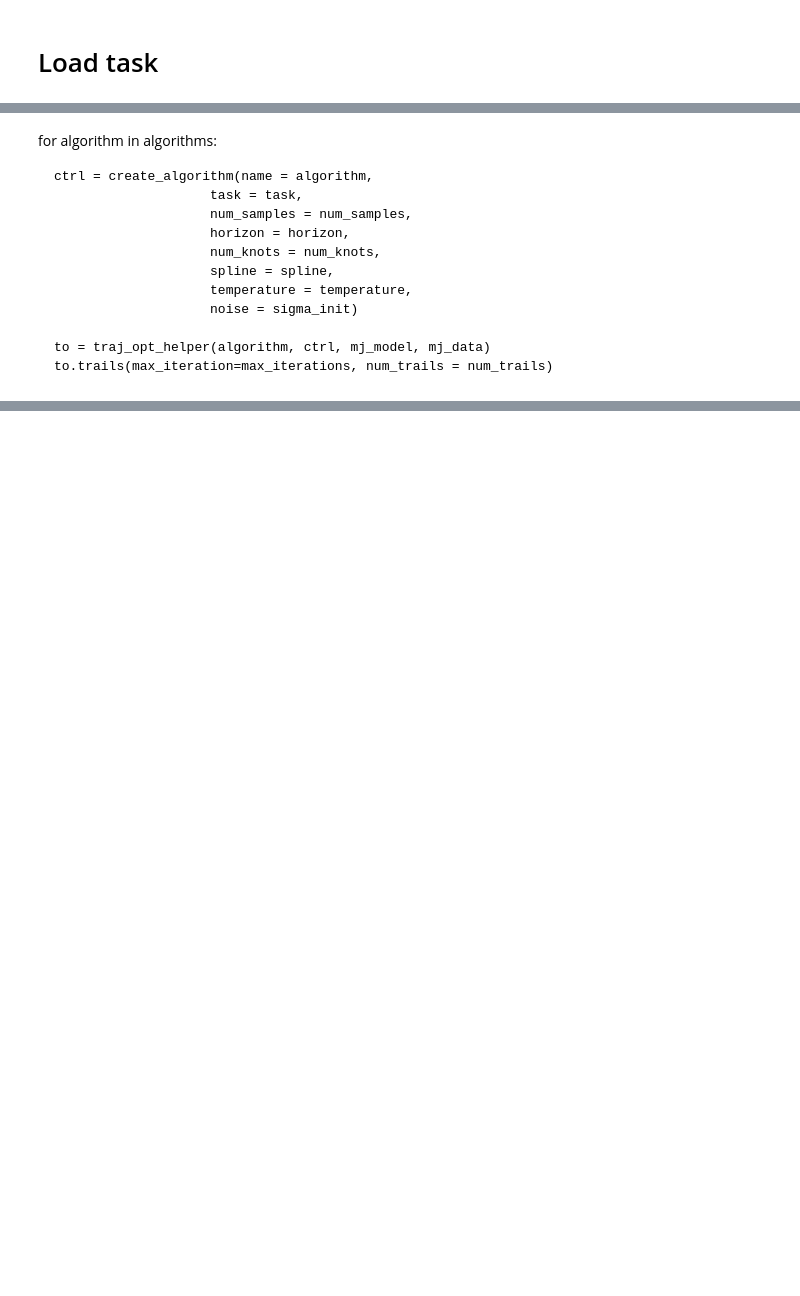
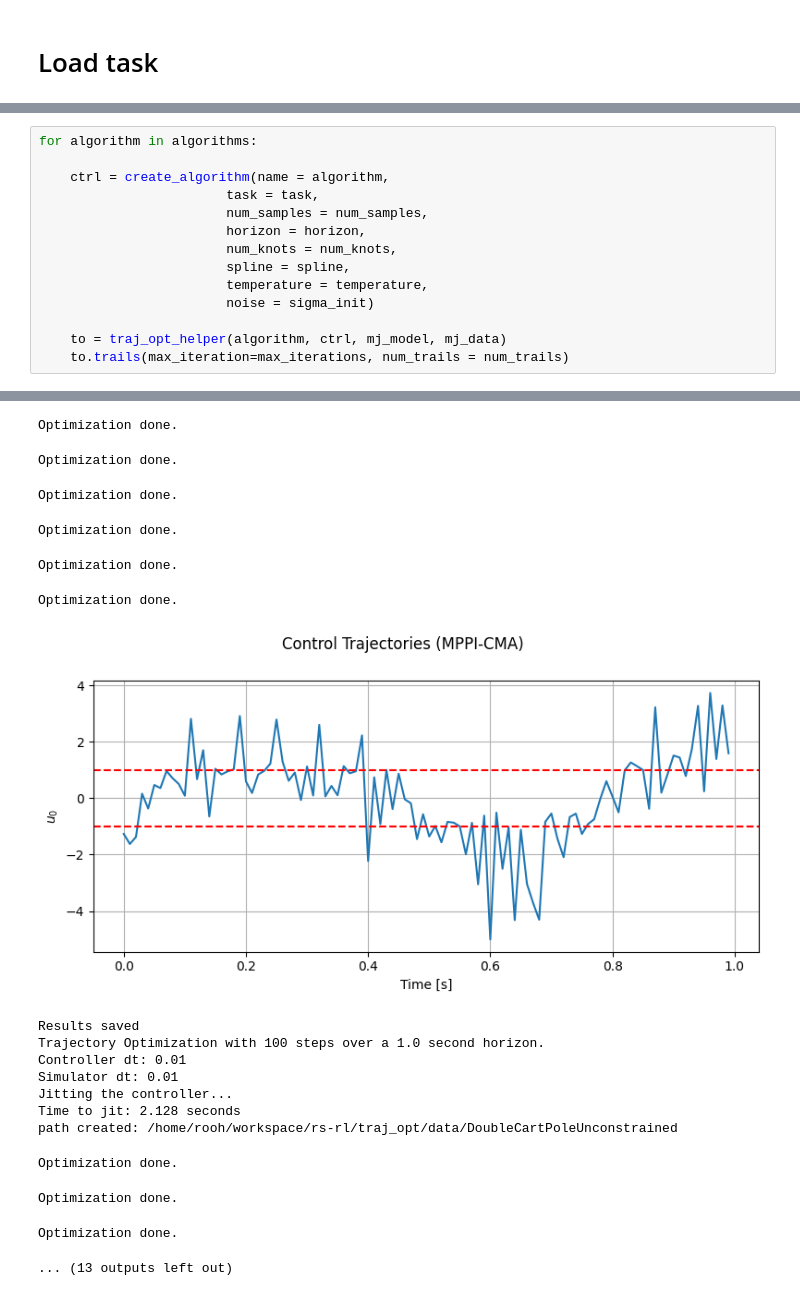
Before and after one commit to ajordana/zoo-rob, a Jupyter notebook: traj_opt/example.ipynb, the cells around one changed output, grey strips where cells are left out. Saved outputs shown, nothing was run; the diff lists cells and outputs as text; blank space fills up the shorter version.

```diff
--- a/traj_opt/example.ipynb
+++ b/traj_opt/example.ipynb
@@ -86,14 +101,15 @@ Trajectory Optimization with 100 steps over a 1.0 second horizon.
-# %% [markdown]
-for algorithm in algorithms:
-
-    ctrl = create_algorithm(name = algorithm,
-                        task = task,
-                        num_samples = num_samples,
-                        horizon = horizon,
-                        num_knots = num_knots,
-                        spline = spline,
-                        temperature = temperature,
-                        noise = sigma_init)
-
-    to = traj_opt_helper(algorithm, ctrl, mj_model, mj_data)
-    to.trails(max_iteration=max_iterations, num_trails = num_trails)
+# %%
+for algorithm in algorithms:
+
+    ctrl = create_algorithm(name = algorithm,
+                        task = task,
+                        num_samples = num_samples,
+                        horizon = horizon,
+                        num_knots = num_knots,
+                        spline = spline,
+                        temperature = temperature,
+                        noise = sigma_init)
+
+    to = traj_opt_helper(algorithm, ctrl, mj_model, mj_data)
+    to.trails(max_iteration=max_iterations, num_trails = num_trails)
+# %% [output]
@@ -99,0 +122,18 @@ for algorithm in algorithms:
+Optimization done.
+Optimization done.
+Optimization done.
+Optimization done.
+Optimization done.
+Optimization done.
+[figure, added]
+Results saved
+Trajectory Optimization with 100 steps over a 1.0 second horizon.
+Controller dt: 0.01
+Simulator dt: 0.01
+Jitting the controller...
+Time to jit: 2.128 seconds
+path created: /home/rooh/workspace/rs-rl/traj_opt/data/DoubleCartPoleUnconstrained
+Optimization done.
+Optimization done.
+Optimization done.
+... (13 outputs left out)
```
Also changed, not shown: parts of 9 cells of this notebook, 1 other file.
